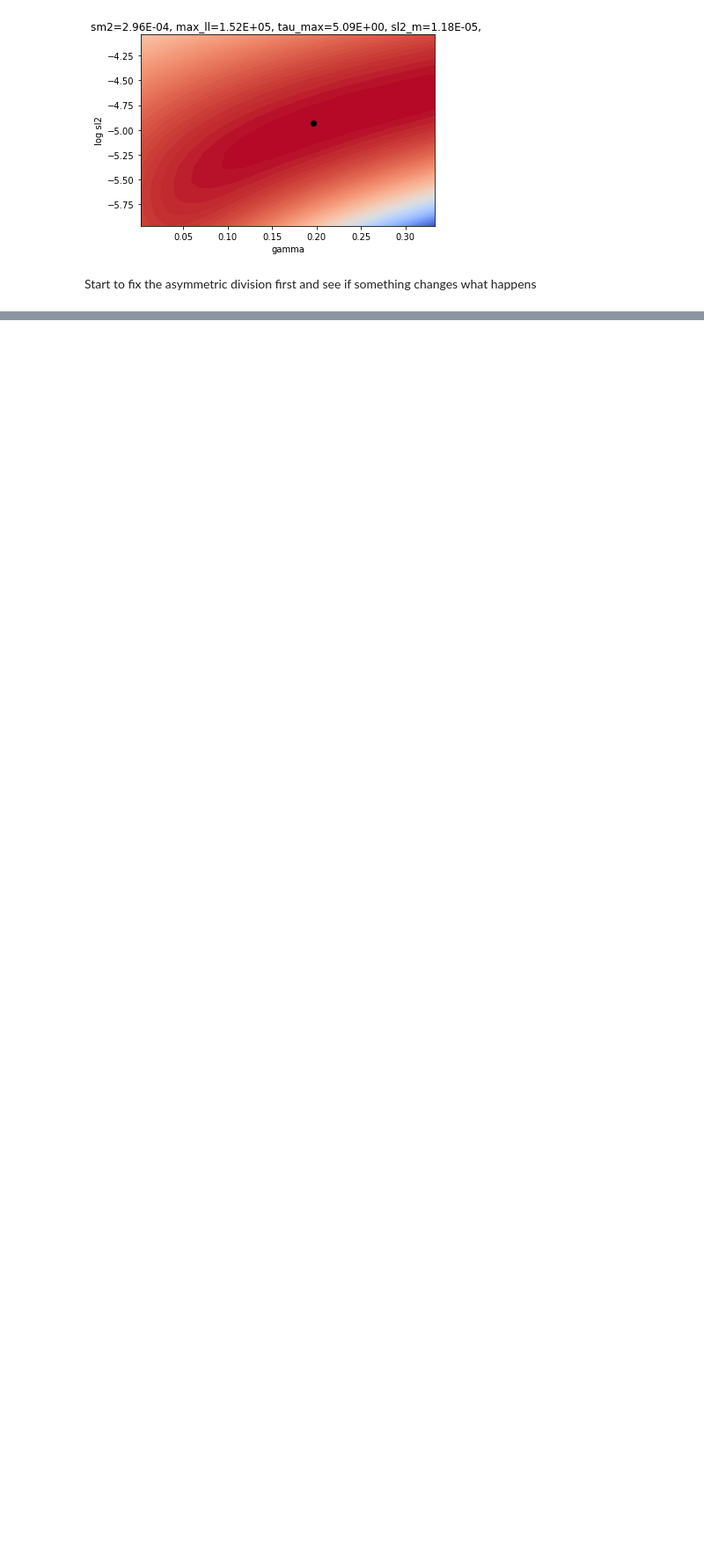
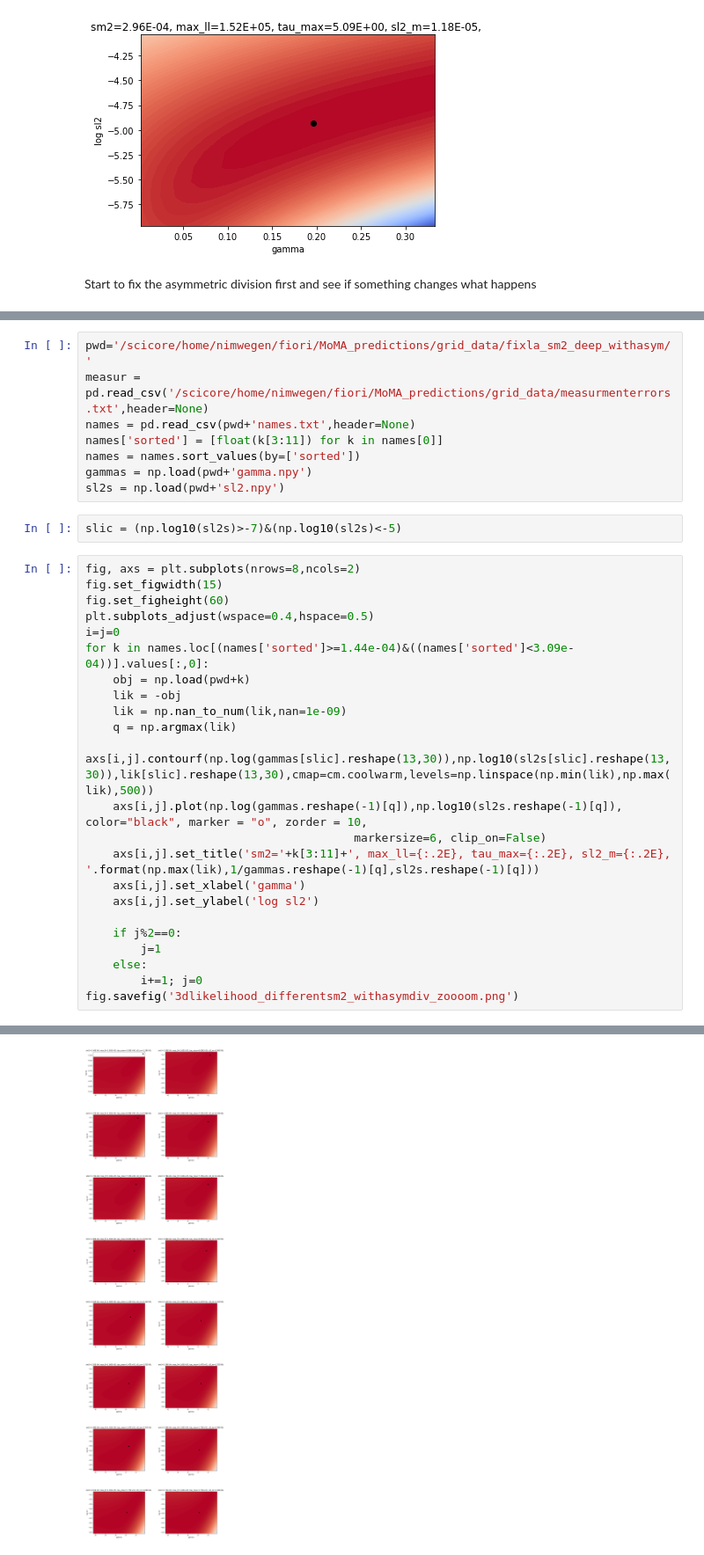
Before and after one commit to fioriathos/moma_predictions, a Jupyter notebook: 08012020_why_doesnt_work.ipynb, the cells around one changed output, grey strips where cells are left out. Shown at 88% size. Drawn from its saved outputs; the diff is of its cells as text; blank space fills up the shorter version.

```diff
--- a/08012020_why_doesnt_work.ipynb
+++ b/08012020_why_doesnt_work.ipynb
@@ -1252,0 +1278,34 @@ Start to fix the asymmetric division first and see if something changes what hap
+# %%
+pwd='/scicore/home/nimwegen/fiori/MoMA_predictions/grid_data/fixla_sm2_deep_withasym/'
+measur = pd.read_csv('/scicore/home/nimwegen/fiori/MoMA_predictions/grid_data/measurmenterrors.txt',header=None)
+names = pd.read_csv(pwd+'names.txt',header=None)
+names['sorted'] = [float(k[3:11]) for k in names[0]]
+names = names.sort_values(by=['sorted'])
+gammas = np.load(pwd+'gamma.npy')
+sl2s = np.load(pwd+'sl2.npy')
+# %%
+slic = (np.log10(sl2s)>-7)&(np.log10(sl2s)<-5)
+# %%
+fig, axs = plt.subplots(nrows=8,ncols=2)
+fig.set_figwidth(15)
+fig.set_figheight(60)
+plt.subplots_adjust(wspace=0.4,hspace=0.5)
+i=j=0
+for k in names.loc[(names['sorted']>=1.44e-04)&((names['sorted']<3.09e-04))].values[:,0]:
+    obj = np.load(pwd+k)
+    lik = -obj
+    lik = np.nan_to_num(lik,nan=1e-09)
+    q = np.argmax(lik)
+    axs[i,j].contourf(np.log(gammas[slic].reshape(13,30)),np.log10(sl2s[slic].reshape(13,30)),lik[slic].reshape(13,30),cmap=cm.coolwarm,levels=np.linspace(np.min(lik),np.max(lik),500))
+    axs[i,j].plot(np.log(gammas.reshape(-1)[q]),np.log10(sl2s.reshape(-1)[q]), color="black", marker = "o", zorder = 10,
+                                       markersize=6, clip_on=False)
+    axs[i,j].set_title('sm2='+k[3:11]+', max_ll={:.2E}, tau_max={:.2E}, sl2_m={:.2E}, '.format(np.max(lik),1/gammas.reshape(-1)[q],sl2s.reshape(-1)[q]))
+    axs[i,j].set_xlabel('gamma')
+    axs[i,j].set_ylabel('log sl2')
+
+    if j%2==0:
+        j=1
+    else:
+        i+=1; j=0
+fig.savefig('3dlikelihood_differentsm2_withasymdiv_zoooom.png')
+# %% [output]
@@ -1252,0 +1313 @@ Start to fix the asymmetric division first and see if something changes what hap
+[figure, added]
```
Also changed, not shown: parts of 36 cells of this notebook, 1 other file.
